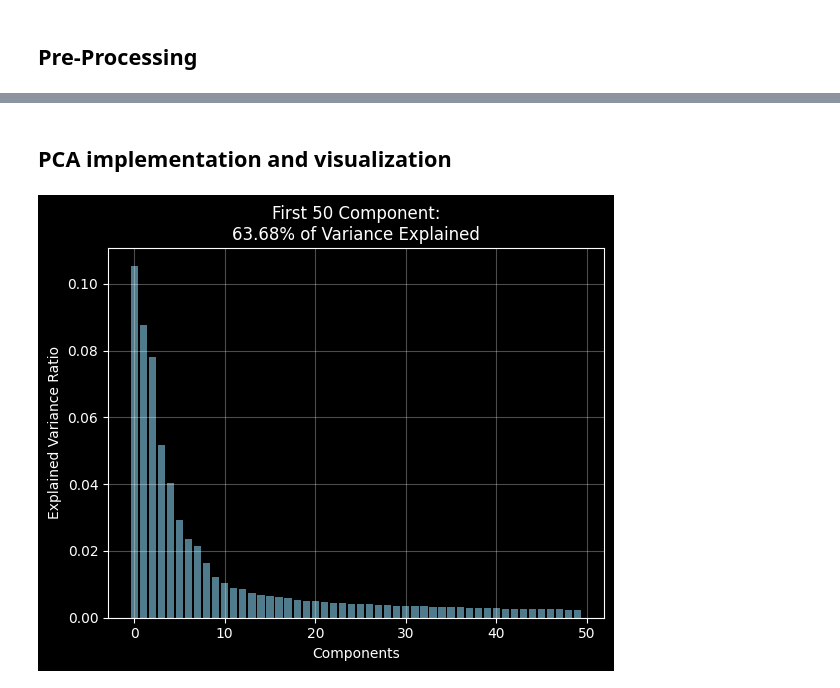
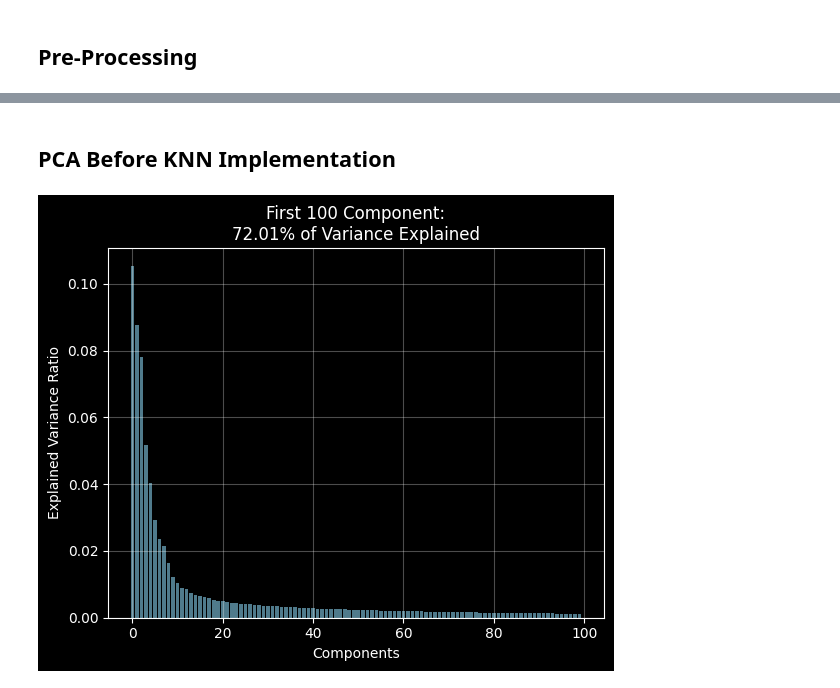
Before and after one commit to NicolasArVa/gene_expression_and_cancer, a Jupyter notebook: notebooks/gene_expression_knn.ipynb, the cells around one changed output, grey strips where cells are left out. Saved outputs shown, nothing was run; the diff lists cells and outputs as text; code cells hidden in the pictures.

```diff
--- a/notebooks/gene_expression_knn.ipynb
+++ b/notebooks/gene_expression_knn.ipynb
@@ -24,26 +59,26 @@ scaled_data = scaler.fit_transform(genes)
 # %% [markdown]
-## PCA implementation and visualization
+## PCA Before KNN Implementation
 # %%
 # Initialize PCA (specify components or retain variance)
-pca = PCA(n_components=50)
+pca = PCA(n_components=100)
 principal_components = pca.fit_transform(scaled_data)
 
 # Calculate explained variance and cumulative variance
 explained_variance = pca.explained_variance_ratio_
 components = range(len(explained_variance))
 
 # Bar plot for individual explained variance
 bars = plt.bar(components, explained_variance, alpha=0.6, color='skyblue', label='Individual Variance')
 
 # Labels and title
 plt.xlabel('Components')
 plt.ylabel('Explained Variance Ratio')
 plt.title(f'First {len(explained_variance)} Component:\n{sum(explained_variance)*100:.2f}% of Variance Explained')
 plt.grid(True, alpha=0.3)
 
 plt.show()
 # %% [output]
-[figure, old version]
+[figure, new version]
 # %%
 X_train, X_test, y_train, y_test = train_test_split(
     scaled_data, labels["Class"], test_size=0.2, random_state=42
```
Also changed, not shown: parts of 12 cells of this notebook.
